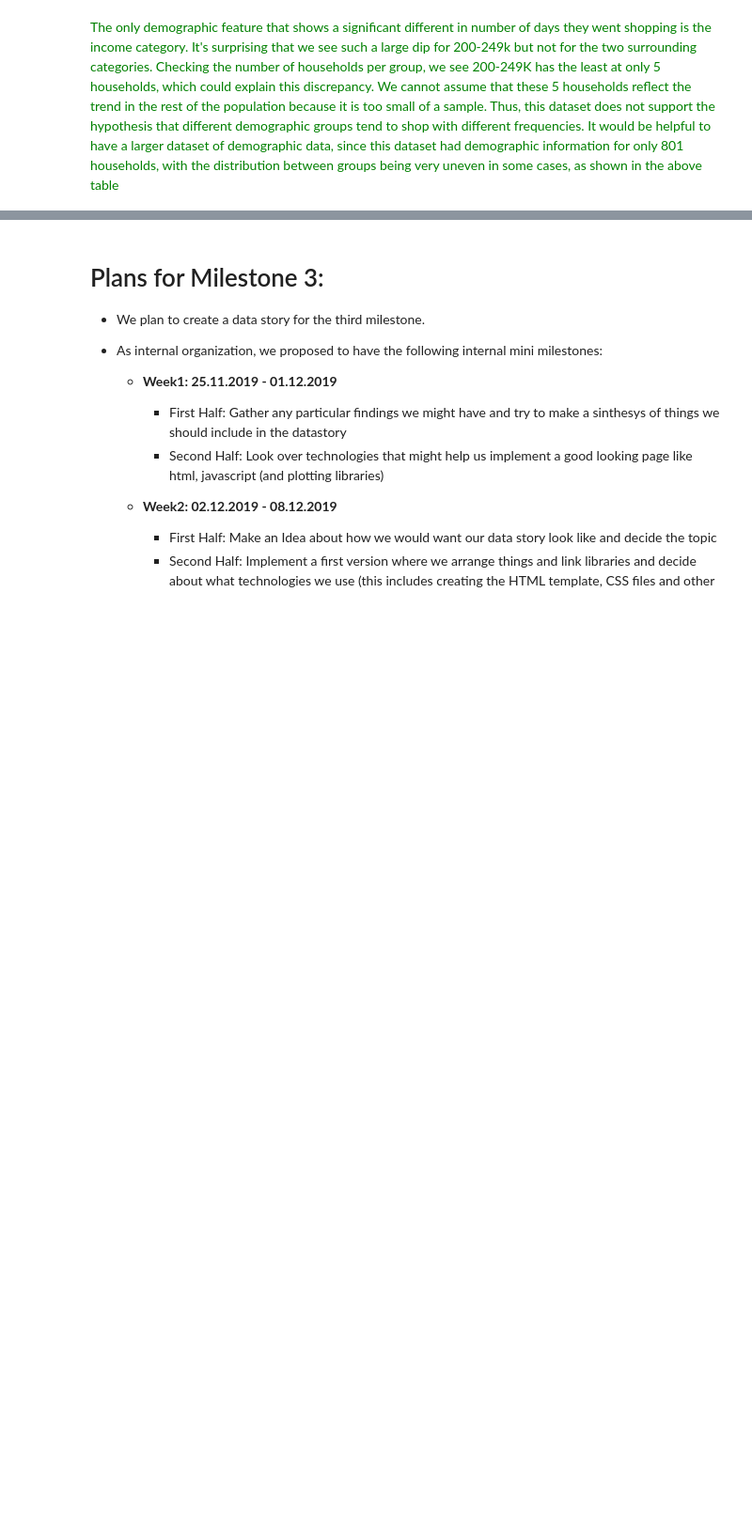
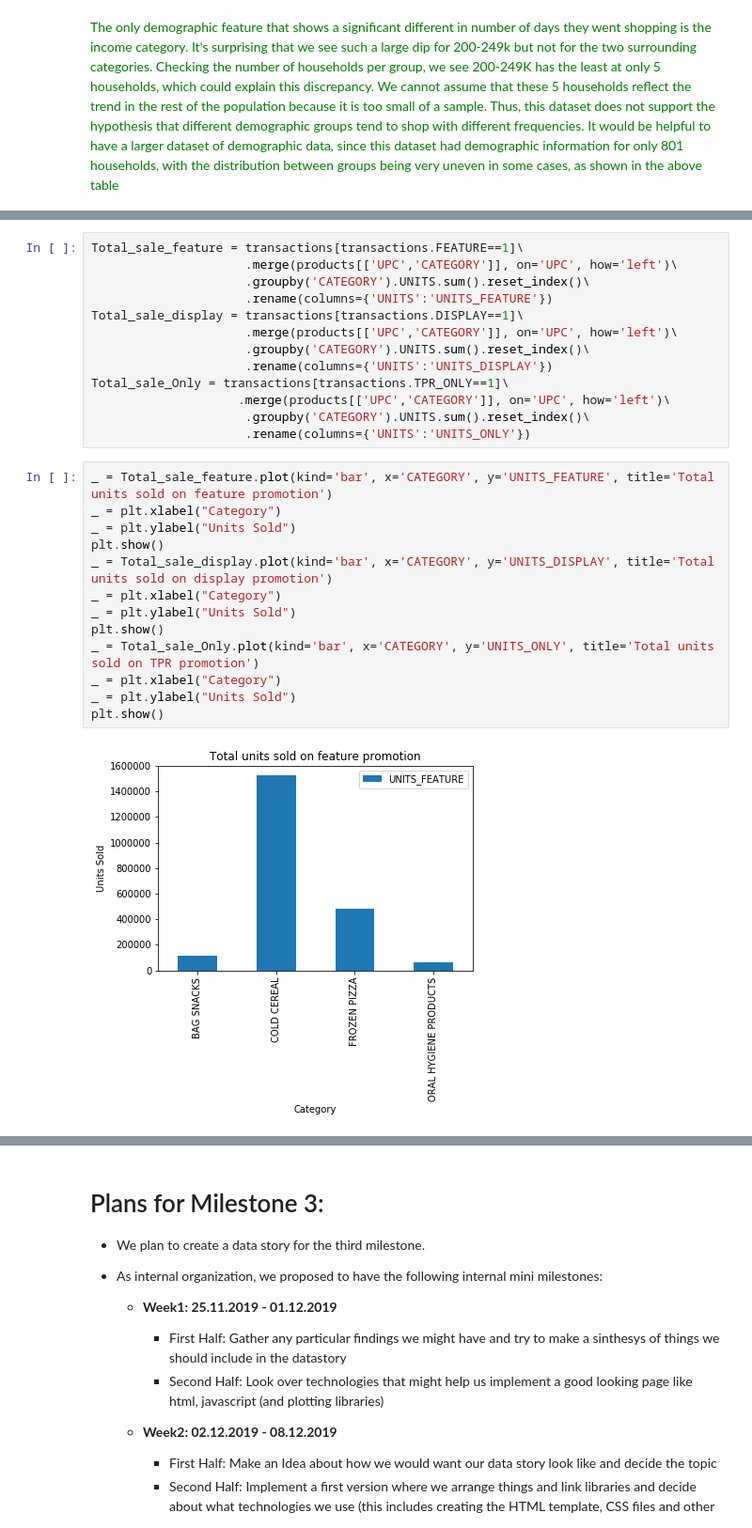
Before and after one commit to Lucianod28/Ada-project, a Jupyter notebook: Milestone2.ipynb, the cells around one changed output, grey strips where cells are left out. Shown: that part at 94% size. Cells and saved outputs as stored; diff of their text form; blank space fills up the shorter version.

```diff
--- a/Milestone2.ipynb
+++ b/Milestone2.ipynb
@@ -977,0 +1089,28 @@ The only demographic feature that shows a significant different in number of day
+# %%
+Total_sale_feature = transactions[transactions.FEATURE==1]\
+                     .merge(products[['UPC','CATEGORY']], on='UPC', how='left')\
+                     .groupby('CATEGORY').UNITS.sum().reset_index()\
+                     .rename(columns={'UNITS':'UNITS_FEATURE'})
+Total_sale_display = transactions[transactions.DISPLAY==1]\
+                     .merge(products[['UPC','CATEGORY']], on='UPC', how='left')\
+                     .groupby('CATEGORY').UNITS.sum().reset_index()\
+                     .rename(columns={'UNITS':'UNITS_DISPLAY'})
+Total_sale_Only = transactions[transactions.TPR_ONLY==1]\
+                    .merge(products[['UPC','CATEGORY']], on='UPC', how='left')\
+                     .groupby('CATEGORY').UNITS.sum().reset_index()\
+                     .rename(columns={'UNITS':'UNITS_ONLY'})
+# %%
+_ = Total_sale_feature.plot(kind='bar', x='CATEGORY', y='UNITS_FEATURE', title='Total units sold on feature promotion')
+_ = plt.xlabel("Category")
+_ = plt.ylabel("Units Sold")
+plt.show()
+_ = Total_sale_display.plot(kind='bar', x='CATEGORY', y='UNITS_DISPLAY', title='Total units sold on display promotion')
+_ = plt.xlabel("Category")
+_ = plt.ylabel("Units Sold")
+plt.show()
+_ = Total_sale_Only.plot(kind='bar', x='CATEGORY', y='UNITS_ONLY', title='Total units sold on TPR promotion')
+_ = plt.xlabel("Category")
+_ = plt.ylabel("Units Sold")
+plt.show()
+# %% [output]
+[figure, added]
```
Also changed, not shown: parts of 64 cells of this notebook.
